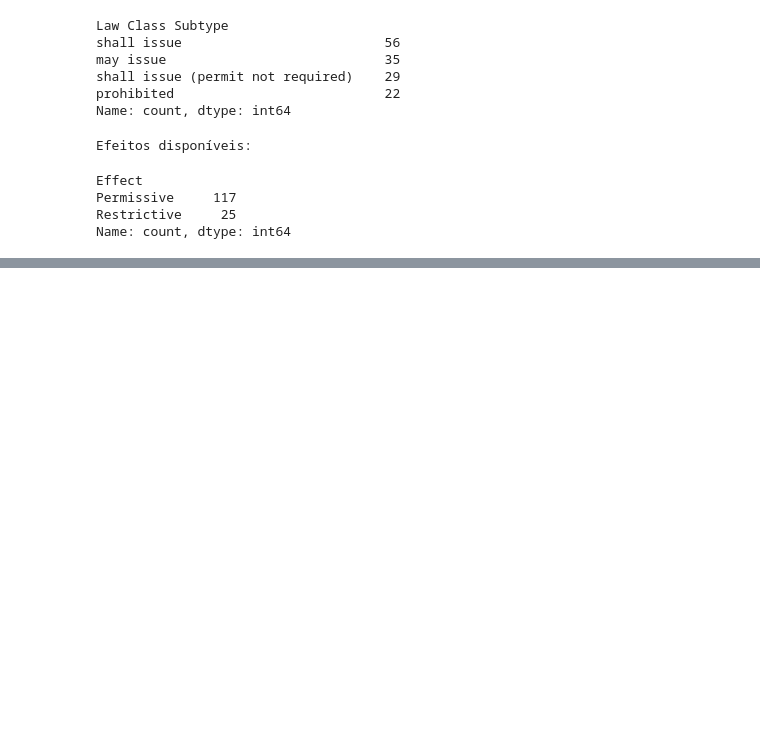
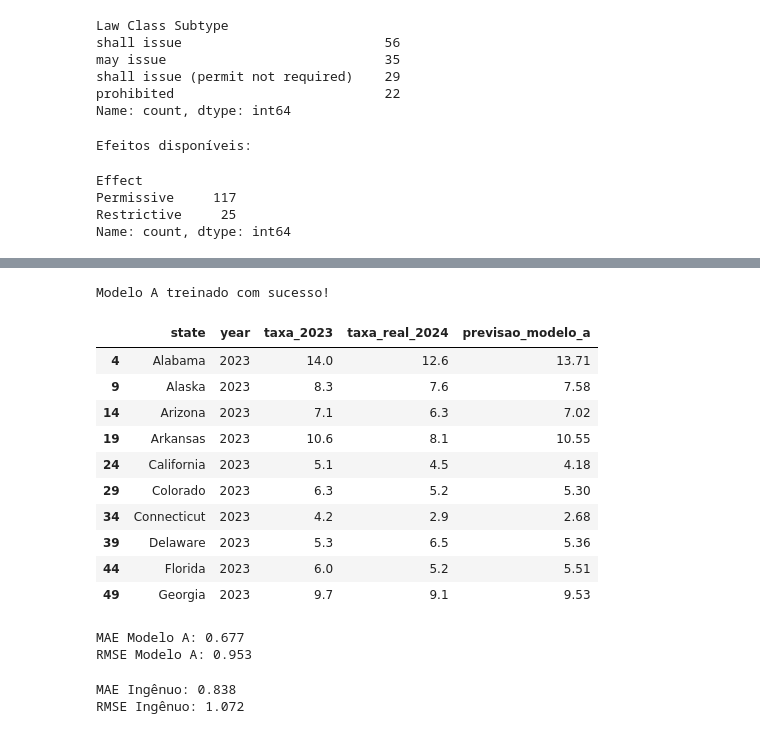
Before and after one commit to JanGustavo/us-gun-policy-ml, a Jupyter notebook: notebooks/06_model_comparison.ipynb, the cells around one changed output, grey strips where cells are left out. Cells and saved outputs as stored; diff of their text form; code cells hidden in the pictures; blank space fills up the shorter version.

```diff
--- a/notebooks/06_model_comparison.ipynb
+++ b/notebooks/06_model_comparison.ipynb
@@ -300,0 +333,76 @@ Name: count, dtype: int64
+# %%
+from sklearn.pipeline import Pipeline
+from sklearn.preprocessing import StandardScaler
+from sklearn.linear_model import LinearRegression
+
+modelo_a = Pipeline([
+    ("scaler", StandardScaler()),
+    ("regressao", LinearRegression())
+])
+
+modelo_a.fit(X_train_a, y_train)
+
+print("Modelo A treinado com sucesso!")
+# %% [output]
+Modelo A treinado com sucesso!
+# %%
+# Prever as taxas de homicídios de 2024
+y_pred_a = modelo_a.predict(X_test_a)
+
+# Comparar previsões com os valores reais
+resultados_a = teste[
+    ["state", "year", "homicide_rate", "homicide_rate_next_year"]
+].copy()
+
+resultados_a["previsao_modelo_a"] = y_pred_a
+
+resultados_a = resultados_a.rename(
+    columns={
+        "homicide_rate": "taxa_2023",
+        "homicide_rate_next_year": "taxa_real_2024"
+    }
+)
+
+display(resultados_a.head(10).round(2))
+# %% [output]
+|  | state | year | taxa_2023 | taxa_real_2024 | previsao_modelo_a |
+| 4 | Alabama | 2023 | 14.0 | 12.6 | 13.71 |
+| 9 | Alaska | 2023 | 8.3 | 7.6 | 7.58 |
+| 14 | Arizona | 2023 | 7.1 | 6.3 | 7.02 |
+| 19 | Arkansas | 2023 | 10.6 | 8.1 | 10.55 |
+| 24 | California | 2023 | 5.1 | 4.5 | 4.18 |
+| 29 | Colorado | 2023 | 6.3 | 5.2 | 5.30 |
+| 34 | Connecticut | 2023 | 4.2 | 2.9 | 2.68 |
+| 39 | Delaware | 2023 | 5.3 | 6.5 | 5.36 |
+| 44 | Florida | 2023 | 6.0 | 5.2 | 5.51 |
+| 49 | Georgia | 2023 | 9.7 | 9.1 | 9.53 |
+# %%
+from sklearn.metrics import mean_absolute_error, mean_squared_error
+import numpy as np
+
+mae_a = mean_absolute_error(y_test, y_pred_a)
+
+rmse_a = np.sqrt(
+    mean_squared_error(y_test, y_pred_a)
+)
+
+print(f"MAE Modelo A: {mae_a:.3f}")
+print(f"RMSE Modelo A: {rmse_a:.3f}")
+# %% [output]
+MAE Modelo A: 0.677
+RMSE Modelo A: 0.953
+# %%
+# Previsão ingênua: repetir a taxa do ano anterior
+y_pred_ingenuo = teste["homicide_rate"]
+
+mae_ingenuo = mean_absolute_error(y_test, y_pred_ingenuo)
+
+rmse_ingenuo = np.sqrt(
+    mean_squared_error(y_test, y_pred_ingenuo)
+)
+
+print(f"MAE Ingênuo: {mae_ingenuo:.3f}")
+print(f"RMSE Ingênuo: {rmse_ingenuo:.3f}")
+# %% [output]
+MAE Ingênuo: 0.838
+RMSE Ingênuo: 1.072
```
Also changed, not shown: parts of 12 cells of this notebook, 3 other files.
